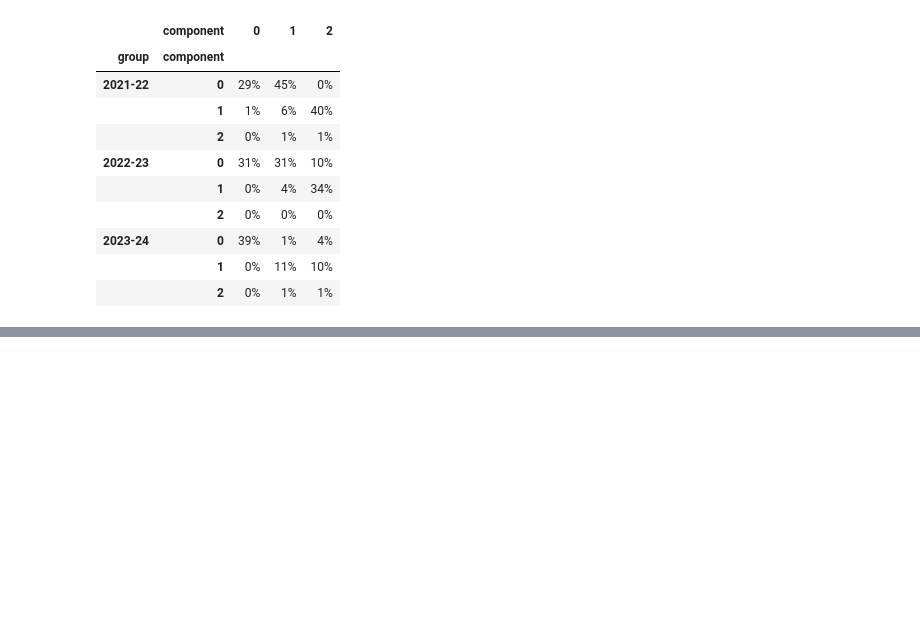
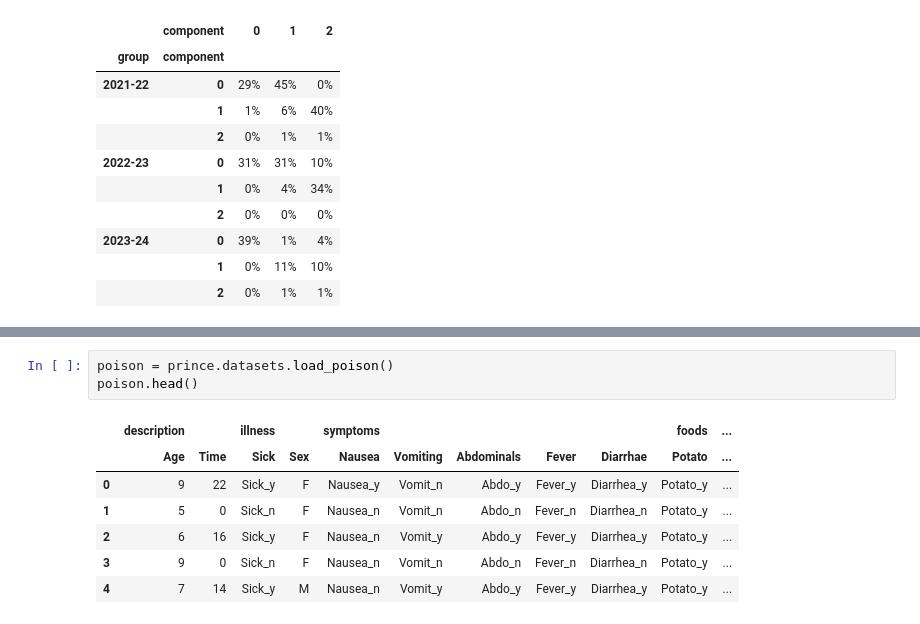
Before and after one commit to MaxHalford/prince, a Jupyter notebook: docs/content/mfa.ipynb, the cells around one changed output, grey strips where cells are left out. Drawn from its saved outputs; the diff is of its cells as text; blank space fills up the shorter version.

```diff
--- a/docs/content/mfa.ipynb
+++ b/docs/content/mfa.ipynb
@@ -425,0 +439,11 @@ mfa.partial_contributions_.style.format('{:.0%}')
+# %%
+poison = prince.datasets.load_poison()
+poison.head()
+# %% [output]
+|  | description |  | illness |  | symptoms |  |  |  |  | foods | ... |
+|  | Age | Time | Sick | Sex | Nausea | Vomiting | Abdominals | Fever | Diarrhae | Potato | ... |
+| 0 | 9 | 22 | Sick_y | F | Nausea_y | Vomit_n | Abdo_y | Fever_y | Diarrhea_y | Potato_y | ... |
+| 1 | 5 | 0 | Sick_n | F | Nausea_n | Vomit_n | Abdo_n | Fever_n | Diarrhea_n | Potato_y | ... |
+| 2 | 6 | 16 | Sick_y | F | Nausea_n | Vomit_y | Abdo_y | Fever_y | Diarrhea_y | Potato_y | ... |
+| 3 | 9 | 0 | Sick_n | F | Nausea_n | Vomit_n | Abdo_n | Fever_n | Diarrhea_n | Potato_y | ... |
+| 4 | 7 | 14 | Sick_y | M | Nausea_n | Vomit_y | Abdo_y | Fever_y | Diarrhea_y | Potato_y | ... |
```
Also changed, not shown: parts of 10 cells of this notebook, 6 other files.
